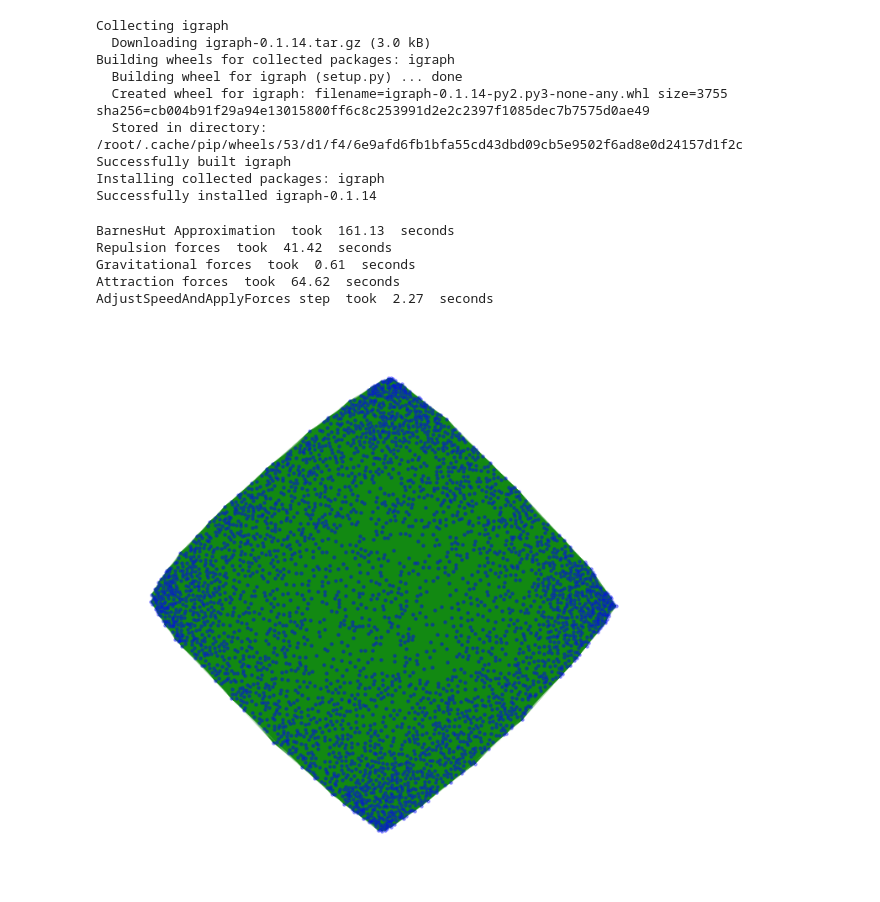
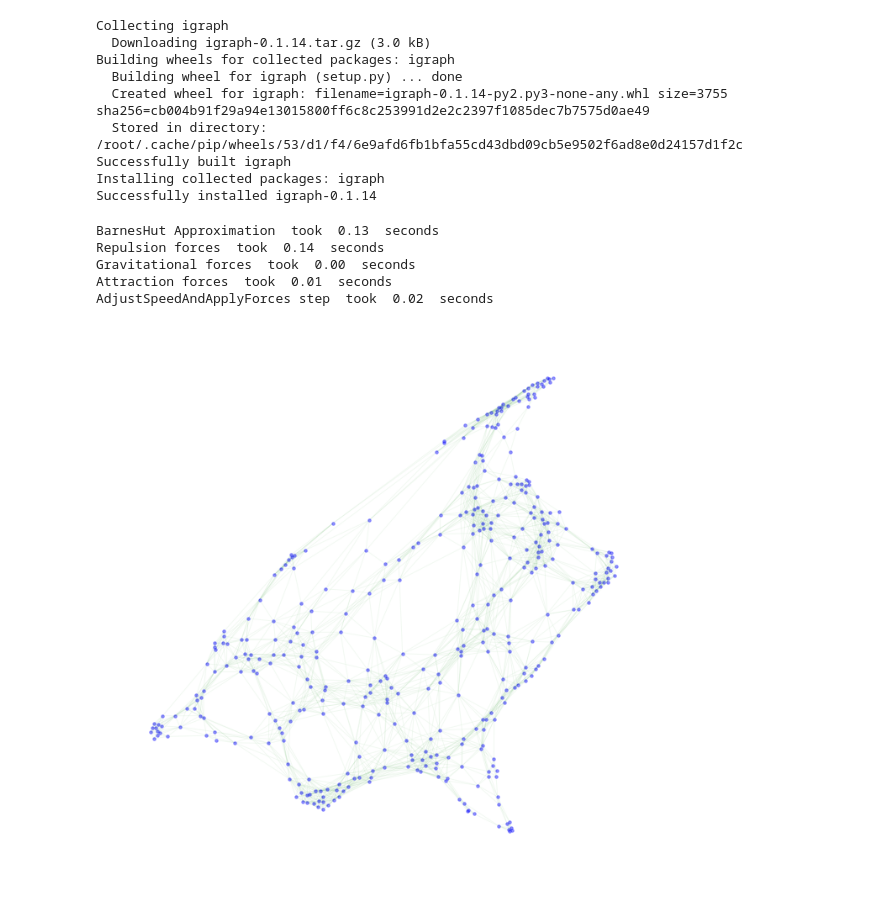
Before and after one commit to willyvonka1997/git_for_git, a Jupyter notebook: on_ploting_networkX.ipynb, the cells around one changed output. Cells and saved outputs as stored; diff of their text form; code cells hidden in the pictures.

Commit message:
Created using Colaboratory-atlas-2

```diff
--- a/on_ploting_networkX.ipynb
+++ b/on_ploting_networkX.ipynb
@@ -66,46 +84,43 @@ Successfully installed igraph-0.1.14
 # %%
-import networkx as nx
-from fa2 import ForceAtlas2
-import matplotlib.pyplot as plt
 
-G = nx.random_geometric_graph(4000, 0.3)
-
+# G = nx.random_geometric_graph(4000, 0.3)
+G = nx.random_geometric_graph(400, 0.11)
 forceatlas2 = ForceAtlas2(
                         # Behavior alternatives
                         # outboundAttractionDistribution=True,  # Dissuade hubs
                         # linLogMode=False,  # NOT IMPLEMENTED
                         # adjustSizes=False,  # Prevent overlap (NOT IMPLEMENTED)
                         # edgeWeightInfluence=1.0,
 
                         # # Performance
                         # jitterTolerance=1.0,  # Tolerance
                         # barnesHutOptimize=True,
                         # barnesHutTheta=1.2,
                         # multiThreaded=False,  # NOT IMPLEMENTED
 
                         # # Tuning
                         # scalingRatio=2.0,
                         # strongGravityMode=False,
                         # gravity=1.0,
 
                         # Log
                         verbose=True)
 plt.figure(3,figsize=(12,12))
-positions = forceatlas2.forceatlas2_networkx_layout(G, pos=None, iterations=2000)
+positions = forceatlas2.forceatlas2_networkx_layout(G, pos=None, iterations=200)
 nx.draw_networkx_nodes(G, positions, node_size=12, node_color="blue", alpha=0.4)
 nx.draw_networkx_edges(G, positions, edge_color="green", alpha=0.05)
 plt.axis('off')
 plt.show()
 
 # # equivalently
 # import igraph
 # G = igraph.Graph.TupleList(G.edges(), directed=False)
 # layout = forceatlas2.forceatlas2_igraph_layout(G, pos=None, iterations=2000)
 # igraph.plot(G, layout).show()
 # %% [output]
-BarnesHut Approximation  took  161.13  seconds
-Repulsion forces  took  41.42  seconds
-Gravitational forces  took  0.61  seconds
-Attraction forces  took  64.62  seconds
-AdjustSpeedAndApplyForces step  took  2.27  seconds
+BarnesHut Approximation  took  0.13  seconds
+Repulsion forces  took  0.14  seconds
+Gravitational forces  took  0.00  seconds
+Attraction forces  took  0.01  seconds
+AdjustSpeedAndApplyForces step  took  0.02  seconds
-[figure, old version]
+[figure, new version]
```
Also changed, not shown: parts of 5 cells of this notebook.
